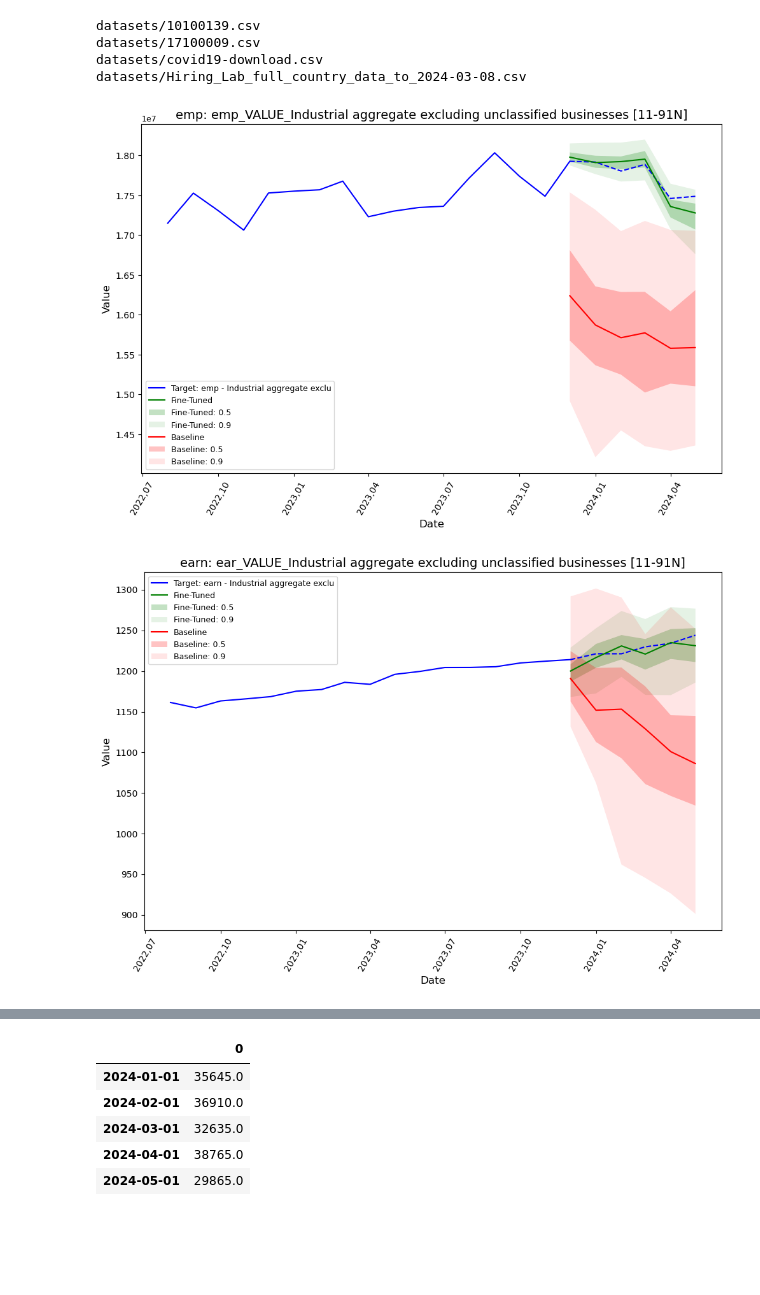
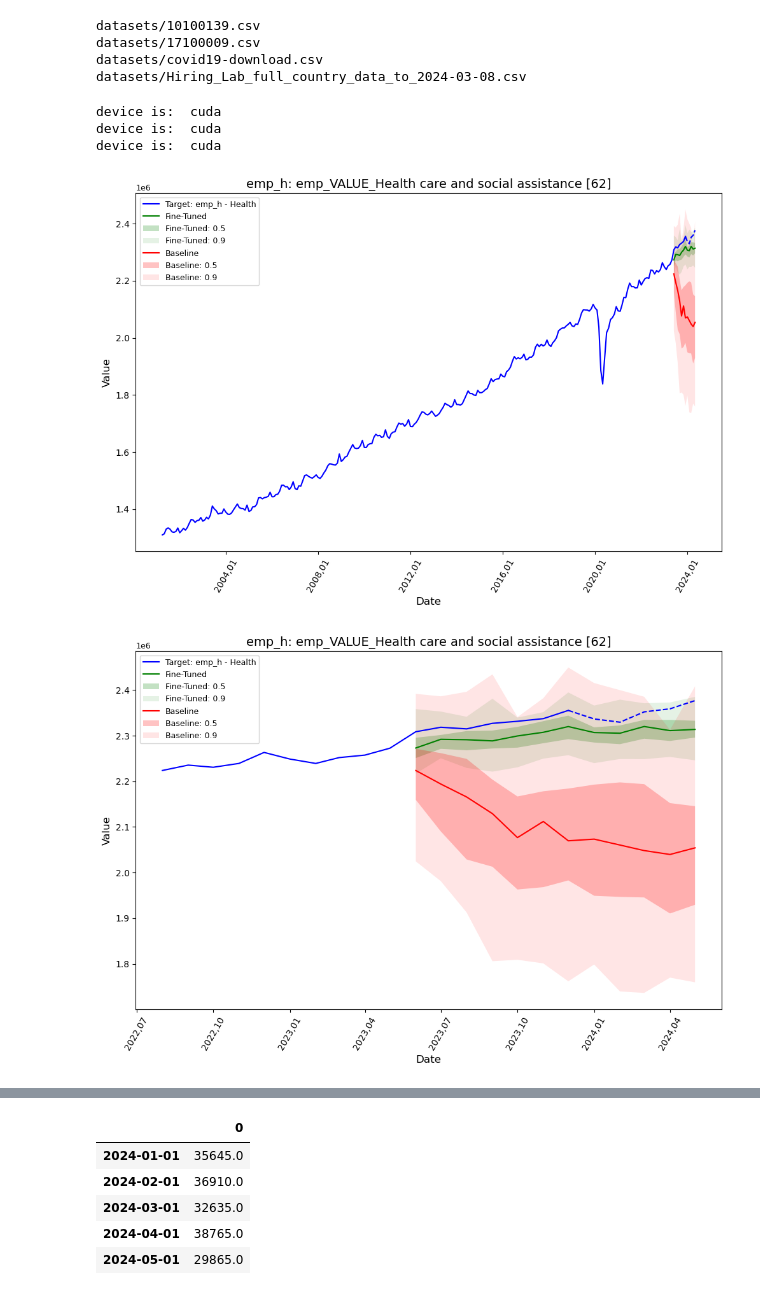
Before and after one commit to Azizkhaled/forcasting-labour-indicators, a Jupyter notebook: playground.ipynb, the cells around one changed output, grey strips where cells are left out. Drawn from its saved outputs; the diff is of its cells as text; code cells hidden in the pictures; blank space fills up the shorter version.

```diff
--- a/playground.ipynb
+++ b/playground.ipynb
@@ -293,9 +293,10 @@ from tqdm import tqdm
 from scripts.plots_and_evaluation import evaluate_model, plots_and_evaluation, plots_and_evaluation_2
 
 # plots_dir_ = 'Final_run-EEHJ'
-plots_dir = r'Final_run-J-08-27'
+plots_dir = r'run-2024-08-27-19-01'
 results = []
-datasets = [('emp', 'emp_melt_complete_data_2024.csv', 6), ('earn', 'ear_melt_complete_data_2024.csv', 6), ('hours', 'hou_melt_complete_data_2024.csv', 6), ('job', 'job_melt_complete_data_2024.csv', 5.2)]
+datasets = [('emp_h','emp_health_melt_complete_data', 6)]
+# datasets = [('emp', 'emp_melt_complete_data_2024.csv', 6), ('earn', 'ear_melt_complete_data_2024.csv', 6), ('hours', 'hou_melt_complete_data_2024.csv', 6), ('job', 'job_melt_complete_data_2024.csv', 5.2)]
 for dataset_name, path_to_csv, cl in tqdm(datasets, desc=f"Plotting model datasets"):
     # Specify the path to the pickle file
     pickle_file_path_fine_tuned = f'{plots_dir}\\fine_tuned_{dataset_name}_best_result.pkl'
@@ -309,40 +310,45 @@ for dataset_name, path_to_csv, cl in tqdm(datasets, desc=f"Plotting model datase
     with open(pickle_file_path_baseline, 'rb') as f:
         loaded_best_result_baseline = pickle.load(f)
     # plot_only = None
-    plot_only = 'Total, all industries' if dataset_name == 'job' else 'Industrial aggregate exclu'
-    # plot_only = 'Edu'
+    # plot_only = 'Total, all industries' if dataset_name == 'job' else 'Industrial aggregate exclu'
+    plot_only = 'Health'
 
     plot_obj = plots_and_evaluation_2(forecasts= loaded_best_result_fine_tuned.forecasts, tss=loaded_best_result_fine_tuned.ts, forecasts_2=loaded_best_result_baseline.forecasts,
                                       tss_2=loaded_best_result_baseline.ts, title = loaded_best_result_fine_tuned.dataset_name, plot_only=plot_only)
     save_path = os.path.join(plots_dir, f"{loaded_best_result_fine_tuned.dataset_name}_both_forecasts_final.png")
+    plot_obj.plot_forcasts_all(Dataset_name = loaded_best_result_fine_tuned.dataset_name, save_path=save_path, zoom_to_predicted= False)
+    # agg_metrics, ts_metrics, agg_metrics_2, ts_metrics_2 = plot_obj.evaluate()
     plot_obj.plot_forcasts_all(Dataset_name = loaded_best_result_fine_tuned.dataset_name, save_path=save_path, zoom_to_predicted= True)
     # agg_metrics, ts_metrics, agg_metrics_2, ts_metrics_2 = plot_obj.evaluate()
 
     if 'job' in dataset_name:
         column= dataset_name[:3]+'_VALUE_'+'Total, all industries'+'_Job vacancies'
     else:
         column = dataset_name[:3]+'_VALUE_'+'Industrial aggregate excluding unclassified businesses [11-91N]'
 
     # Finetuned_all_industries_mape = ts_metrics[ts_metrics['item_id'] == column]['MAPE'].item()
     # baseline_all_industries_mape = ts_metrics_2[ts_metrics_2['item_id'] == column]['MAPE'].item()
 
     # # Store the results
     # results.append({
     #     'Dataset': dataset_name,
     #     'Finetuned MAPE': agg_metrics['MAPE'],
     #     'Baseline MAPE': agg_metrics_2['MAPE'],
     #     'Finetuned MASE': agg_metrics['MASE'],
     #     'Baseline MASE': agg_metrics_2['MASE'],
     #     'Finetuned All Industries MAPE': Finetuned_all_industries_mape,
     #     'Baseline All Industries MAPE': baseline_all_industries_mape
     # })
 
 # Convert results to a DataFrame
 # df_results = pd.DataFrame(results)
 
 # # Save to CSV
 # csv_file_path = os.path.join(plots_dir, 'baseline_finetuned_comparison.csv')
 # df_results.to_csv(csv_file_path, index=False)
 # %% [output]
+device is:  cuda
+device is:  cuda
+device is:  cuda
-[figure, old version]
+[figure, new version]
-[figure, old version]
+[figure, new version]
```
Also changed, not shown: parts of 1 cell of this notebook, 7 other files.
